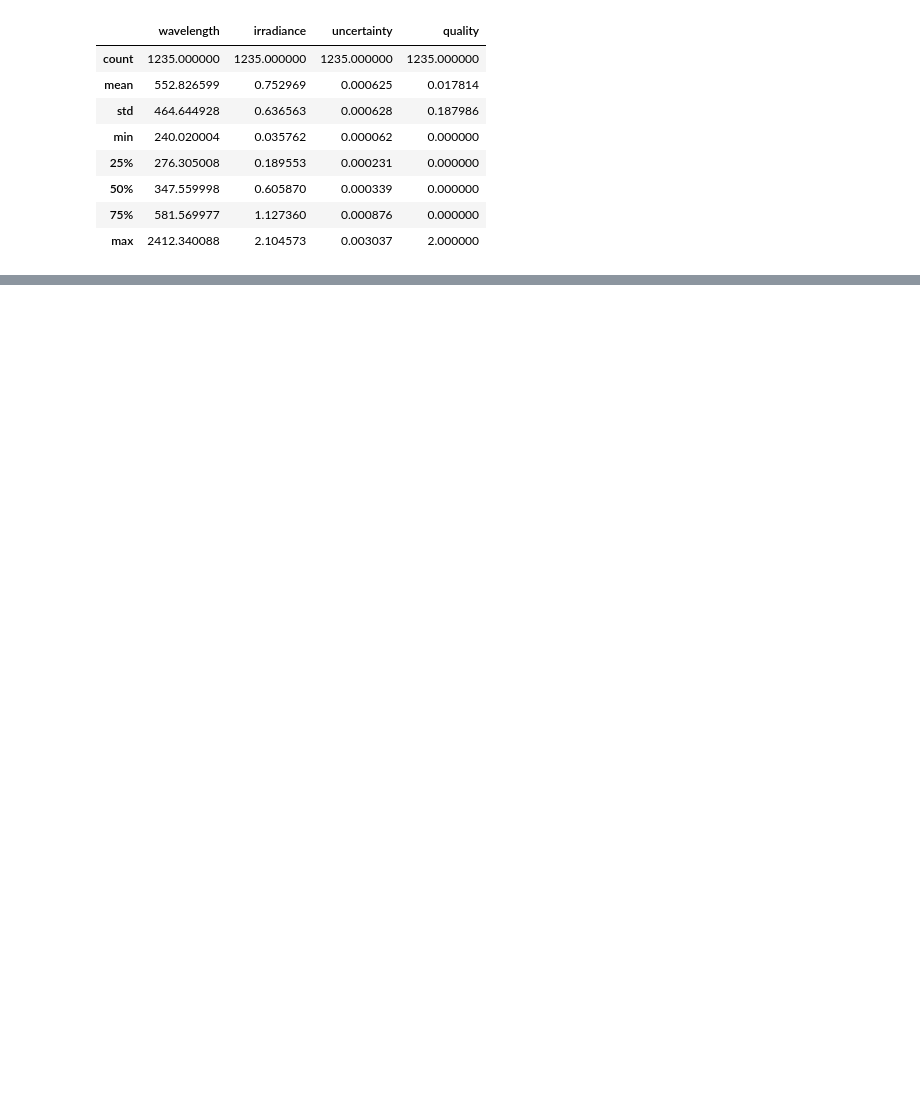
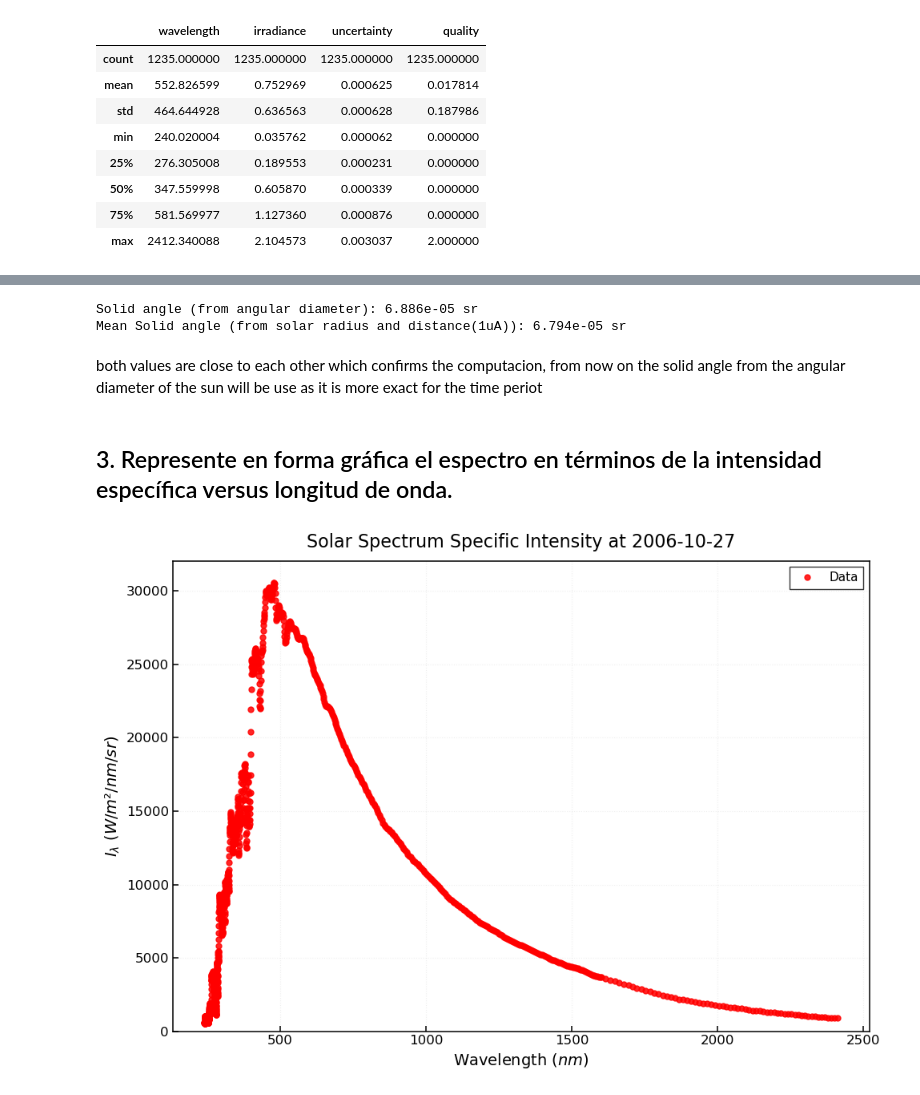
Before and after one commit to thomatrixting/Solar_espectrum_analisis, a Jupyter notebook: analysis.ipynb, the cells around one changed output, grey strips where cells are left out. Saved outputs shown, nothing was run; the diff lists cells and outputs as text; code cells hidden in the pictures; blank space fills up the shorter version.

```diff
--- a/analysis.ipynb
+++ b/analysis.ipynb
@@ -564,0 +140,19 @@ def blackbody_plot_with_temps(
+# %%
+diameter_arcsec = 32 * 60 + 11.41
+alpha_arcsec = diameter_arcsec / 2.0
+alpha_rad = alpha_arcsec / 206265.0
+Omega_sun = 2 * np.pi * (1 - np.cos(alpha_rad))
+
+
+
+Omega_sun_calculated = np.pi * (solar_radius / au)**2
+
+print(f"Solid angle (from angular diameter): {Omega_sun:.3e} sr")
+print(f"Mean Solid angle (from solar radius and distance(1uA)): {Omega_sun_calculated:.3e} sr")
+# %% [output]
+Solid angle (from angular diameter): 6.886e-05 sr
+Mean Solid angle (from solar radius and distance(1uA)): 6.794e-05 sr
+# %% [markdown]
+both values are close to each other which confirms the computacion, from now on the solid angle from the angular diameter of the sun will be use as it is more exact for the time periot
+# %% [markdown]
+## 3. Represente en forma gráfica el espectro en términos de la intensidad específica versus longitud de onda.
@@ -564,0 +164,22 @@ def blackbody_plot_with_temps(
+# %%
+plot_data(
+    dfs=[data],
+    x_col='wavelength',
+    y_col='specific_intensity',
+    yerr=None,
+    xlabel=r"Wavelength ($nm$)",
+    ylabel=r"$I_\lambda$ ($W/m²/nm/sr$)",
+    title='Solar Spectrum Specific Intensity at 2006-10-27',
+    labels=['Data'],
+    colors=['red'],
+    title_fontsize=16,
+    axis_label_fontsize=14,
+    tick_fontsize=12,
+    legend_fontsize=11,
+    figure_dpi=100,
+    figure_size=(10, 7),
+    grid_alpha=0.2,
+    legend_loc='best'
+);
+# %% [output]
+[figure, added]
```
Also changed, not shown: parts of 43 cells of this notebook, 1 other file.
